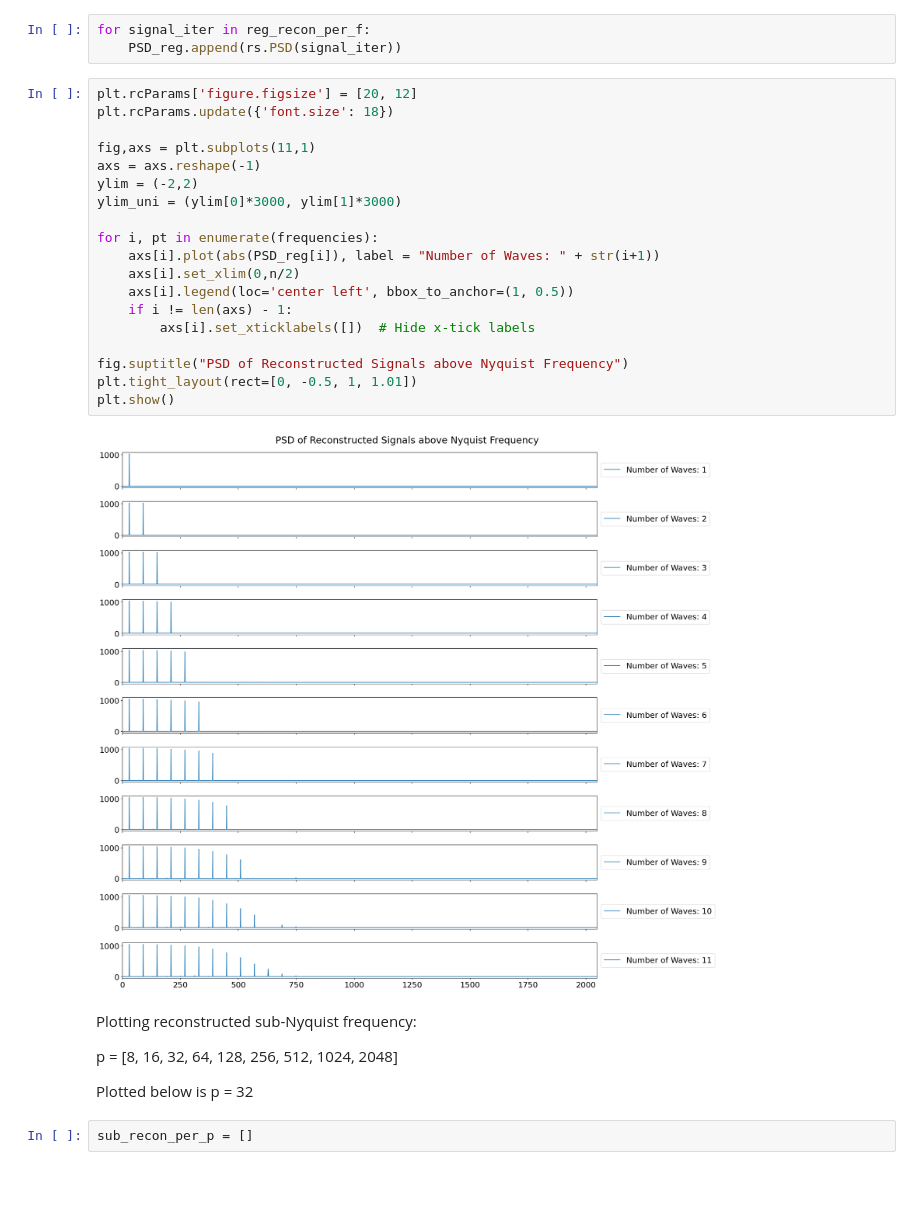
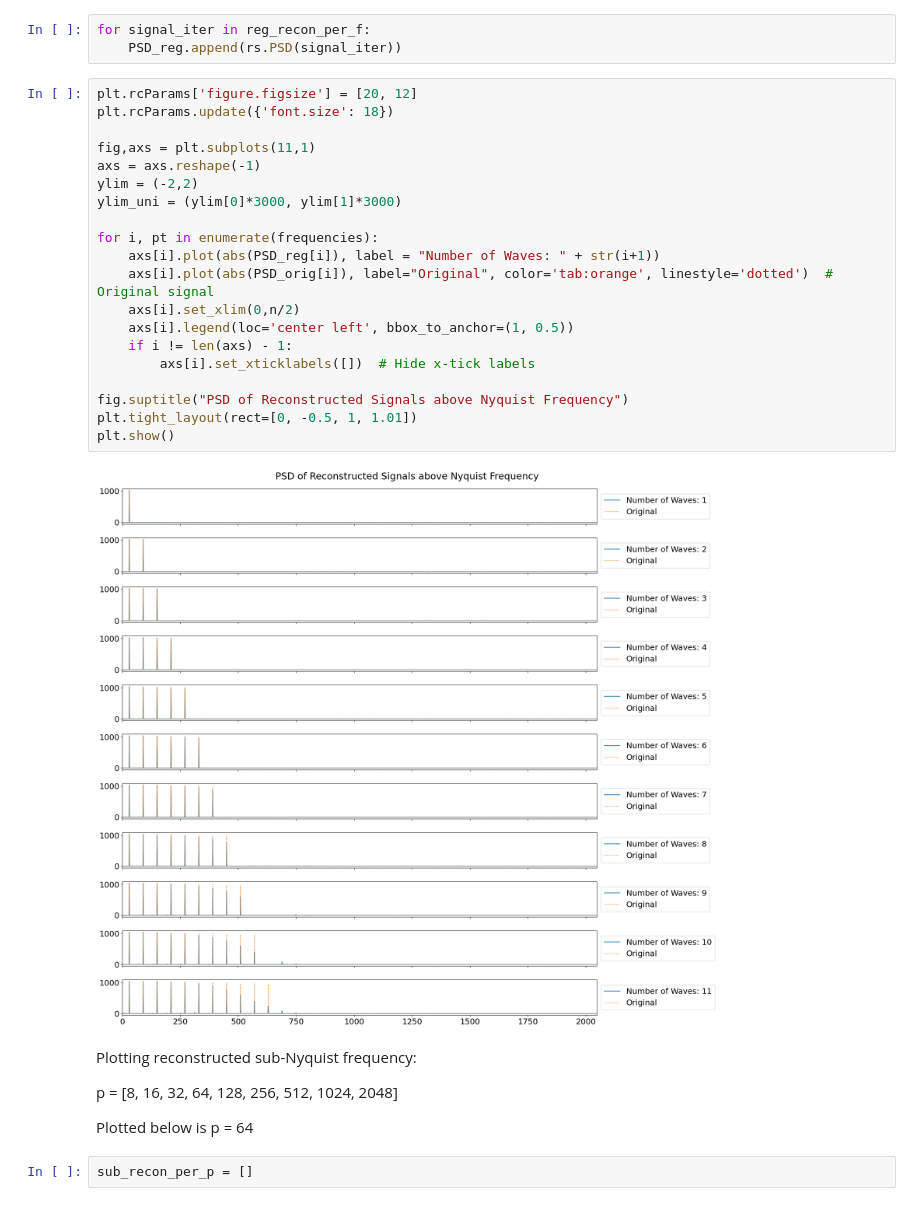
Before and after one commit to LorenzoJoquino/Physics215Project_CompSensGroup, a Jupyter notebook: notebooks/SineWavesCompression_test.ipynb, the cells around one changed output. Drawn from its saved outputs; the diff is of its cells as text.

```diff
--- a/notebooks/SineWavesCompression_test.ipynb
+++ b/notebooks/SineWavesCompression_test.ipynb
@@ -166,30 +128,31 @@ for signal_iter in reg_recon_per_f:
 # %%
 plt.rcParams['figure.figsize'] = [20, 12]
 plt.rcParams.update({'font.size': 18})
 
 fig,axs = plt.subplots(11,1)
 axs = axs.reshape(-1)
 ylim = (-2,2)
 ylim_uni = (ylim[0]*3000, ylim[1]*3000)
 
 for i, pt in enumerate(frequencies):
     axs[i].plot(abs(PSD_reg[i]), label = "Number of Waves: " + str(i+1))
+    axs[i].plot(abs(PSD_orig[i]), label="Original", color='tab:orange', linestyle='dotted')  # Original signal
     axs[i].set_xlim(0,n/2)
     axs[i].legend(loc='center left', bbox_to_anchor=(1, 0.5))
     if i != len(axs) - 1:
         axs[i].set_xticklabels([])  # Hide x-tick labels
 
 fig.suptitle("PSD of Reconstructed Signals above Nyquist Frequency")
 plt.tight_layout(rect=[0, -0.5, 1, 1.01])
 plt.show()
 # %% [output]
-[figure, old version]
+[figure, new version]
 # %% [markdown]
 Plotting reconstructed sub-Nyquist frequency:
 
 p = [8, 16, 32, 64, 128, 256, 512, 1024, 2048]
 
-Plotted below is p = 32
+Plotted below is p = 64
 # %%
 sub_recon_per_p = []
 # %%
```
Also changed, not shown: parts of 12 cells of this notebook, 7 other files.
